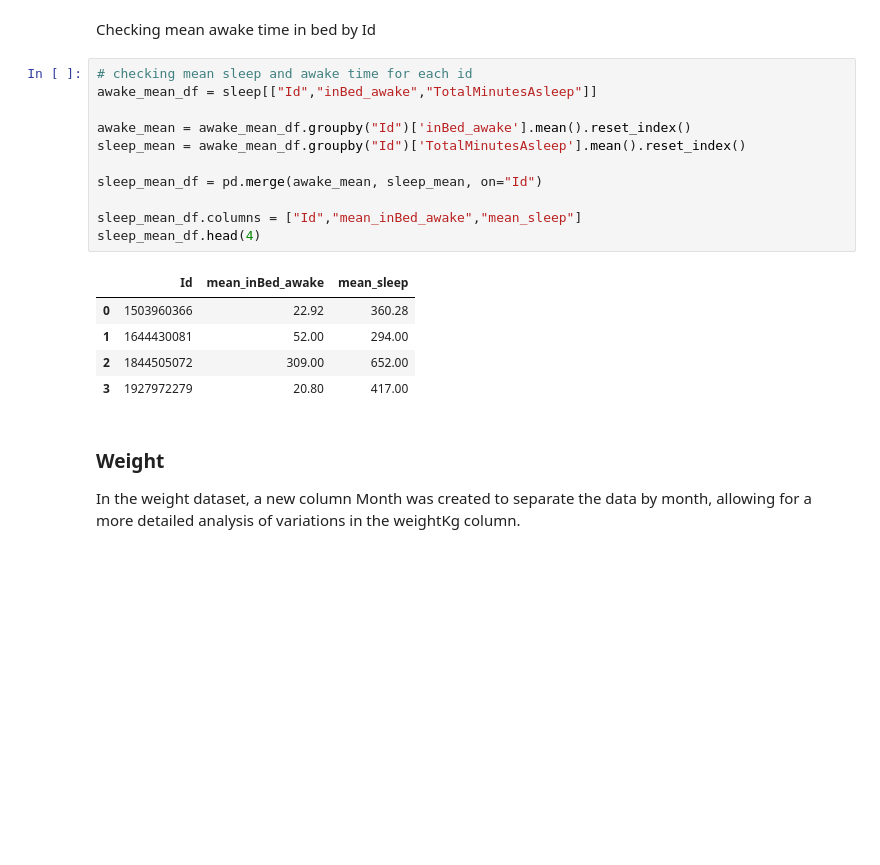
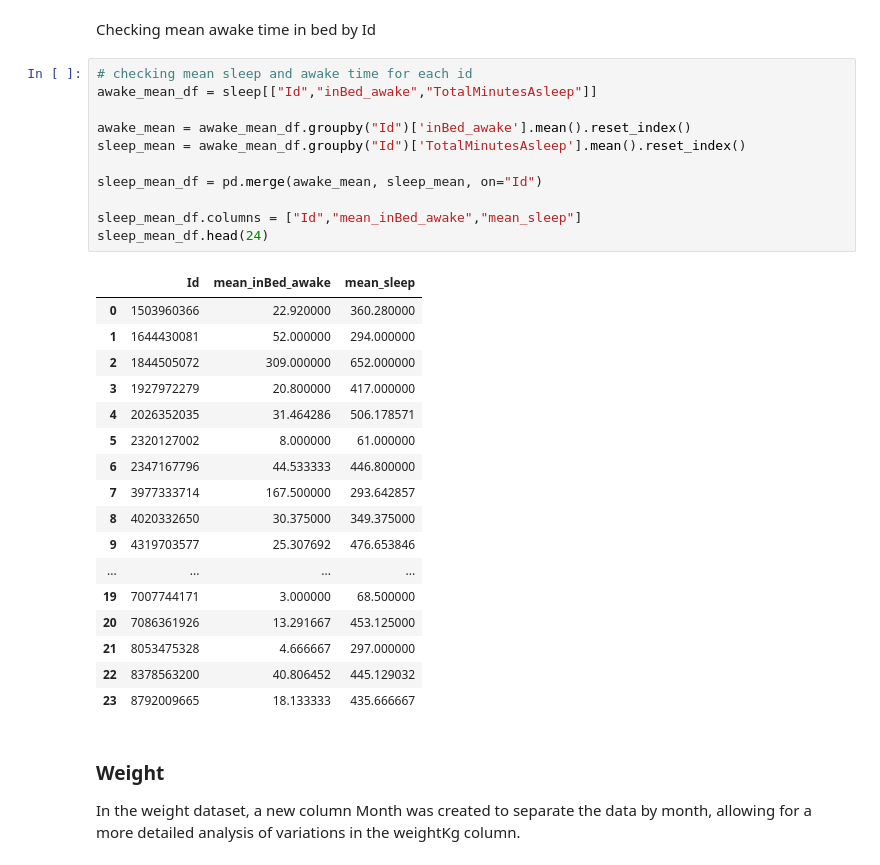
Before and after one commit to lyalldata/Data-Analysis-Portfolio, a Jupyter notebook: Python/BellaBeat/Bellabeat.ipynb, the cells around one changed output. Saved outputs shown, nothing was run; the diff lists cells and outputs as text; blank space fills up the shorter version.

```diff
--- a/Python/BellaBeat/Bellabeat.ipynb
+++ b/Python/BellaBeat/Bellabeat.ipynb
@@ -402,20 +402,32 @@ Checking mean awake time in bed by Id
 # %%
 # checking mean sleep and awake time for each id
 awake_mean_df = sleep[["Id","inBed_awake","TotalMinutesAsleep"]]
 
 awake_mean = awake_mean_df.groupby("Id")['inBed_awake'].mean().reset_index()
 sleep_mean = awake_mean_df.groupby("Id")['TotalMinutesAsleep'].mean().reset_index()
 
 sleep_mean_df = pd.merge(awake_mean, sleep_mean, on="Id")
 
 sleep_mean_df.columns = ["Id","mean_inBed_awake","mean_sleep"]
-sleep_mean_df.head(4)
+sleep_mean_df.head(24)
 # %% [output]
 |  | Id | mean_inBed_awake | mean_sleep |
-| 0 | 1503960366 | 22.92 | 360.28 |
-| 1 | 1644430081 | 52.00 | 294.00 |
-| 2 | 1844505072 | 309.00 | 652.00 |
-| 3 | 1927972279 | 20.80 | 417.00 |
+| 0 | 1503960366 | 22.920000 | 360.280000 |
+| 1 | 1644430081 | 52.000000 | 294.000000 |
+| 2 | 1844505072 | 309.000000 | 652.000000 |
+| 3 | 1927972279 | 20.800000 | 417.000000 |
+| 4 | 2026352035 | 31.464286 | 506.178571 |
+| 5 | 2320127002 | 8.000000 | 61.000000 |
+| 6 | 2347167796 | 44.533333 | 446.800000 |
+| 7 | 3977333714 | 167.500000 | 293.642857 |
+| 8 | 4020332650 | 30.375000 | 349.375000 |
+| 9 | 4319703577 | 25.307692 | 476.653846 |
+| ... | ... | ... | ... |
+| 19 | 7007744171 | 3.000000 | 68.500000 |
+| 20 | 7086361926 | 13.291667 | 453.125000 |
+| 21 | 8053475328 | 4.666667 | 297.000000 |
+| 22 | 8378563200 | 40.806452 | 445.129032 |
+| 23 | 8792009665 | 18.133333 | 435.666667 |
 # %% [markdown]
 ### Weight
 In the weight dataset, a new column Month was created to separate the data by month, allowing for a more detailed analysis of variations in the weightKg column.
```
Also changed, not shown: parts of 13 cells of this notebook.
